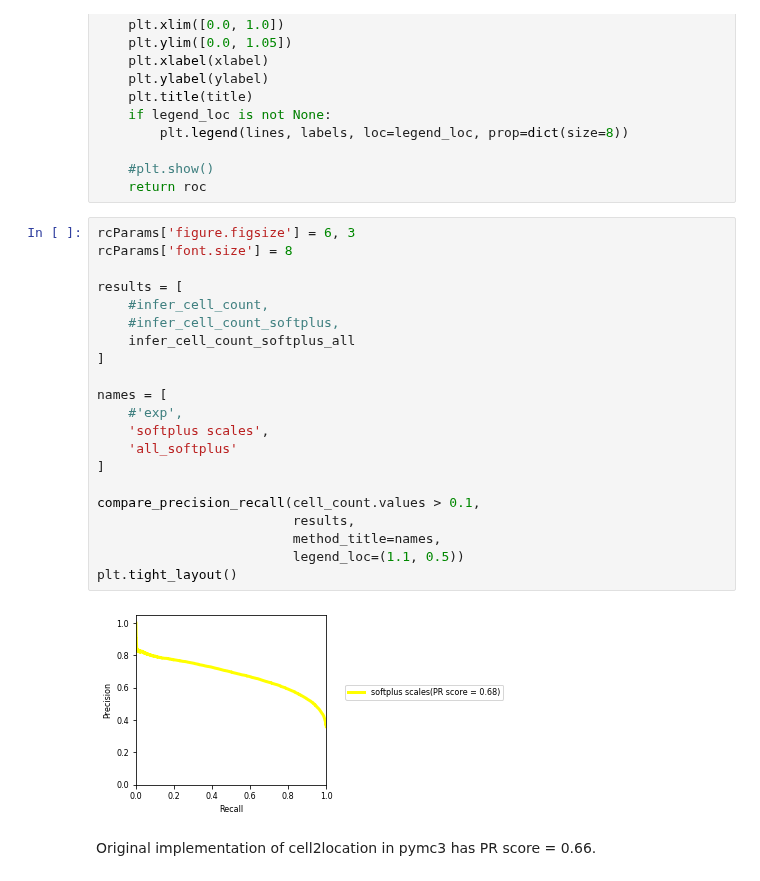
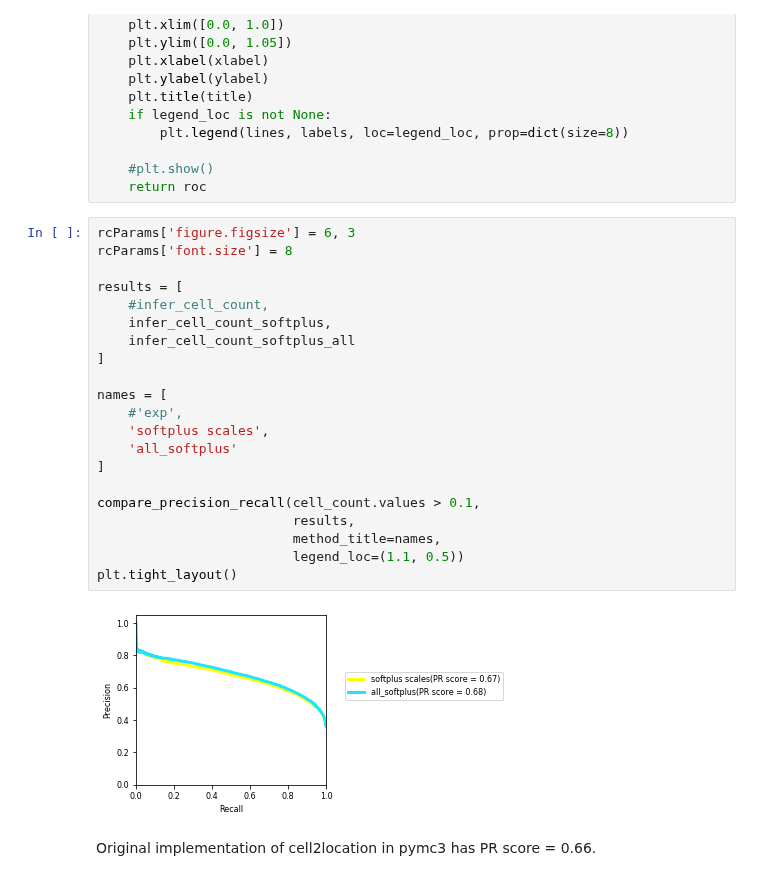
Before and after one commit to pyro-ppl/sandbox, a Jupyter notebook: 2021-03-softplus_scales/cell2location_synthetic_data_numpyro.ipynb, the cells around one changed output. Drawn from its saved outputs; the diff is of its cells as text.

```diff
--- a/2021-03-softplus_scales/cell2location_synthetic_data_numpyro.ipynb
+++ b/2021-03-softplus_scales/cell2location_synthetic_data_numpyro.ipynb
@@ -523,26 +523,26 @@ def compare_precision_recall(pos_cell_count, infer_cell_proportions,
 # %%
 rcParams['figure.figsize'] = 6, 3
 rcParams['font.size'] = 8
 
 results = [
     #infer_cell_count,
-    #infer_cell_count_softplus,
+    infer_cell_count_softplus,
     infer_cell_count_softplus_all
 ]
 
 names = [
     #'exp',
     'softplus scales',
     'all_softplus'
 ]
 
 compare_precision_recall(cell_count.values > 0.1,
                          results,
                          method_title=names,
                          legend_loc=(1.1, 0.5))
 plt.tight_layout()
 # %% [output]
-[figure, old version]
+[figure, new version]
 # %% [markdown]
 Original implementation of cell2location in pymc3 has PR score = 0.66.
 # %%
```
Also changed, not shown: parts of 7 cells of this notebook, 1 other file.
